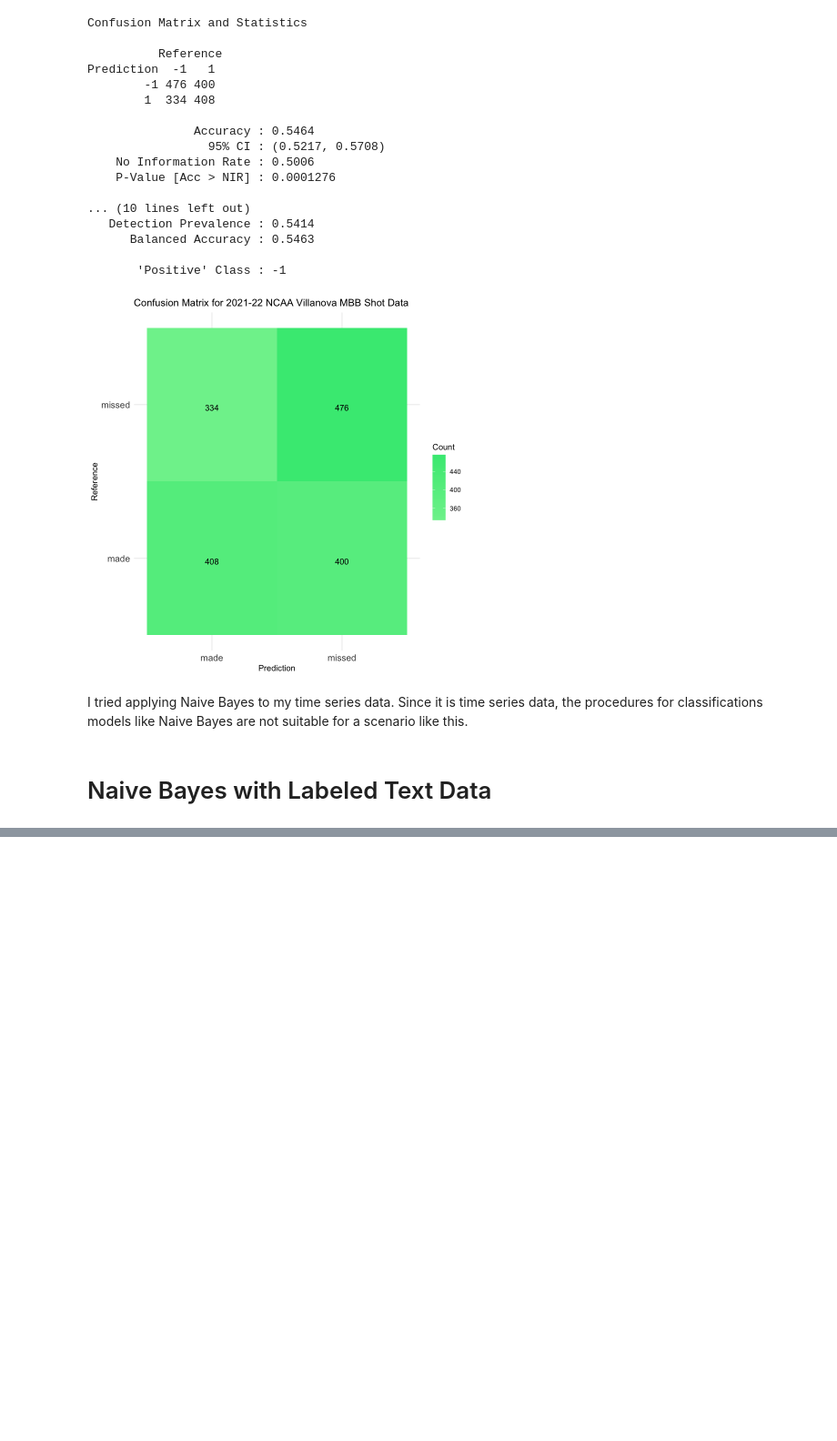
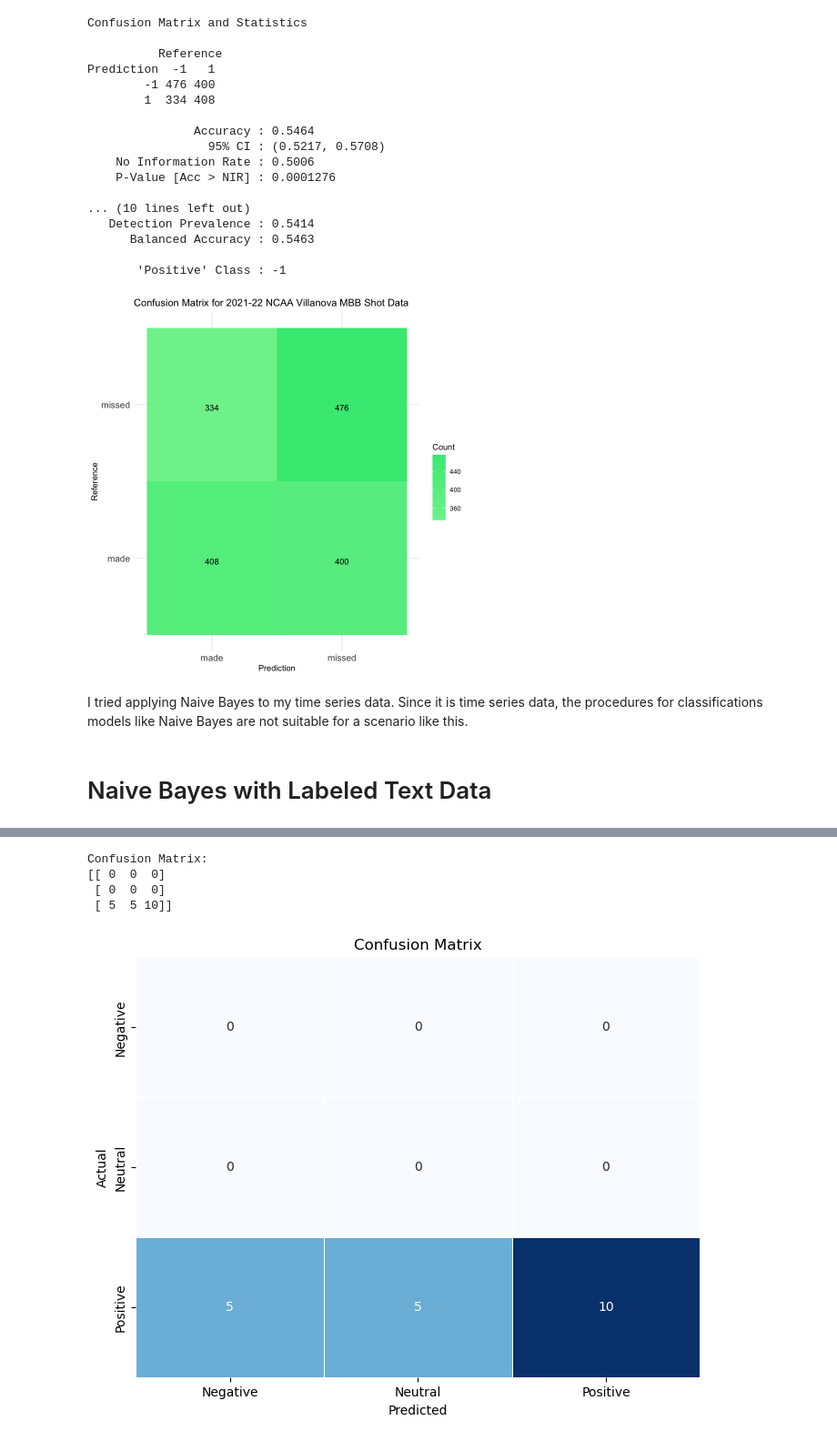
Before and after one commit to anly501/dsan-5000-project-wmcgloin, a Jupyter notebook: website/naive_bayes.ipynb, the cells around one changed output, grey strips where cells are left out. Shown at 91% size. Drawn from its saved outputs; the diff is of its cells as text; code cells hidden in the pictures; blank space fills up the shorter version.

```diff
--- a/website/naive_bayes.ipynb
+++ b/website/naive_bayes.ipynb
@@ -280,0 +427,4 @@ I tried applying Naive Bayes to my time series data. Since it is time series dat
+# %%
+X_test = test_data['cleaned_text']
+y_test = test_data['Sentiment Label']
+print(X_test)
@@ -280,0 +449,4 @@ I tried applying Naive Bayes to my time series data. Since it is time series dat
+# %%
+# Assuming you have a DataFrame named 'X_test' and you want to create a new column 'win_count'
+X_test_win = X_test.str.lower().str.count('win')
+X_test_win.head()
@@ -280,0 +460,8 @@ I tried applying Naive Bayes to my time series data. Since it is time series dat
+# %%
+# Define a dictionary to map labels to numeric values
+label_mapping = {'neutral': 0, 'negative': -1, 'positive': 1}
+
+# Assuming you have a DataFrame 'df' and a column 'Sentiment Label' that you want to map
+y_test = test_data['Sentiment Label'].map(label_mapping)
+
+y_test.head()
@@ -281 +517,35 @@ I tried applying Naive Bayes to my time series data. Since it is time series dat
+# %%
+from sklearn.metrics import confusion_matrix
+
+# Create a confusion matrix
+conf_matrix = confusion_matrix(validation_predictions, test_df['y'])
+
+# Print the confusion matrix
+print("Confusion Matrix:")
+print(conf_matrix)
+# %% [output]
+Confusion Matrix:
+[[ 0  0  0]
+ [ 0  0  0]
+ [ 5  5 10]]
+# %%
+import seaborn as sns
+import matplotlib.pyplot as plt
+
+# Assuming 'conf_matrix' is the confusion matrix obtained previously
+
+# Create a Seaborn heatmap
+plt.figure(figsize=(8, 6))
+sns.heatmap(conf_matrix, annot=True, fmt='d', cmap='Blues', linewidths=0.5, cbar=False,
+            xticklabels=['Negative', 'Neutral', 'Positive'], yticklabels=['Negative', 'Neutral', 'Positive'])
+
+# Add labels and title
+plt.xlabel('Predicted')
+plt.ylabel('Actual')
+plt.title('Confusion Matrix')
+
+# Show the heatmap
+plt.show()
+# %% [output]
+[figure, added]
 # %% [markdown]
```
Also changed, not shown: parts of 19 cells of this notebook, 2 other files.
